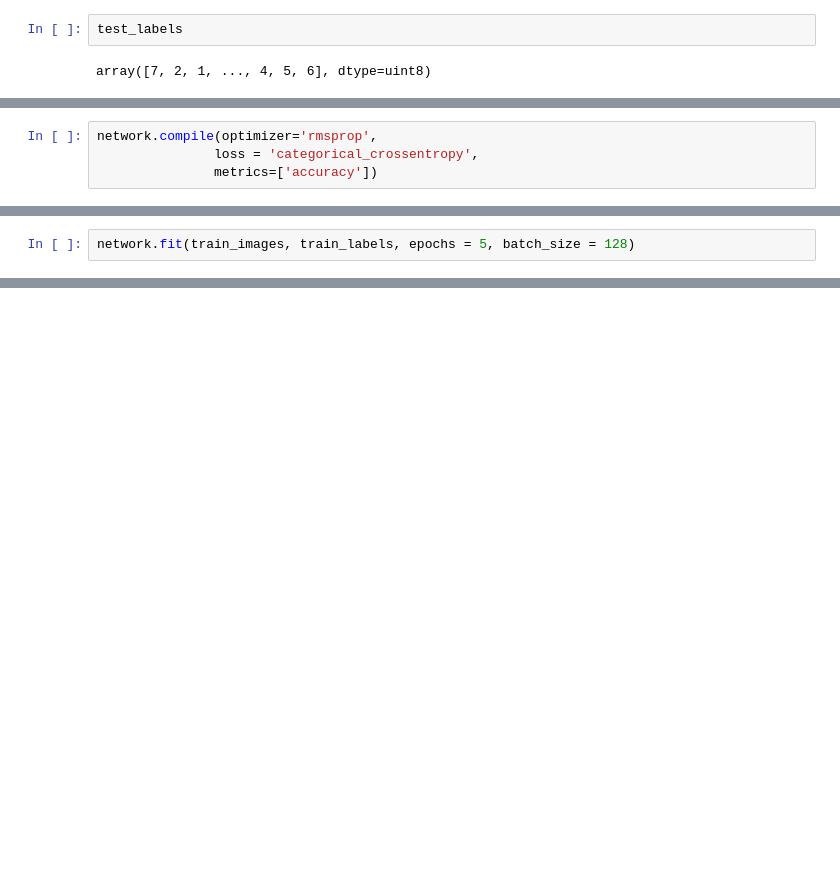
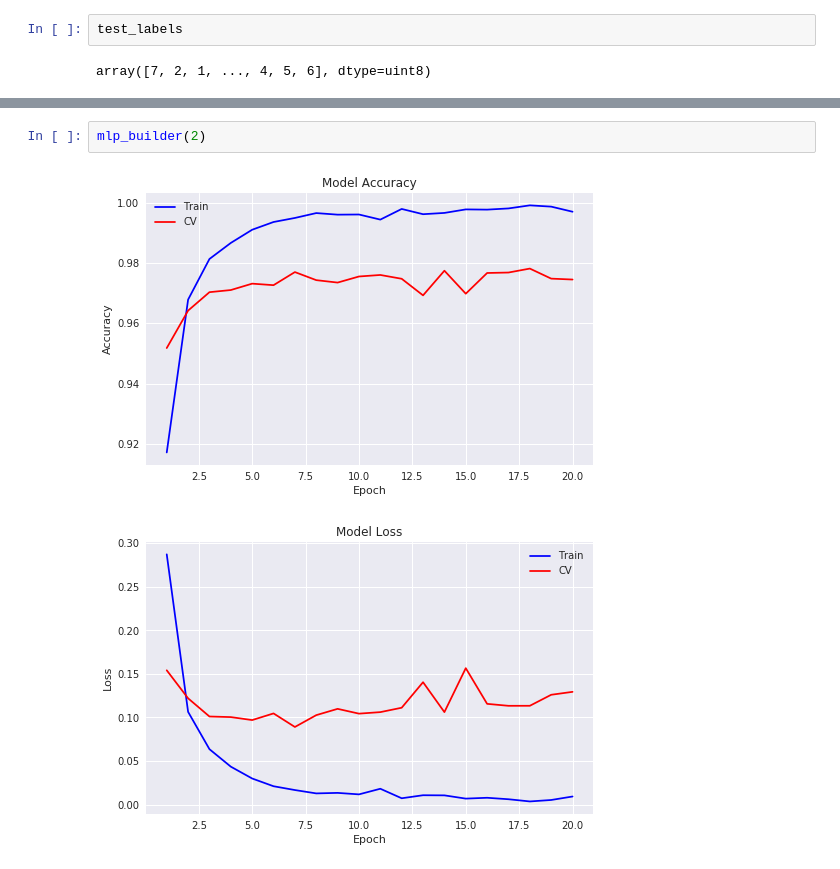
Before and after one commit to sradheya99/DeepLearning-Algorithms, a Jupyter notebook: 1.Multi-Layer-Perceptron/Simple_MLPs.ipynb, the cells around one changed output, grey strips where cells are left out. Cells and saved outputs as stored; diff of their text form; blank space fills up the shorter version.

```diff
--- a/1.Multi-Layer-Perceptron/Simple_MLPs.ipynb
+++ b/1.Multi-Layer-Perceptron/Simple_MLPs.ipynb
@@ -43,4 +71,0 @@ network.add(layers.Dense(10, activation = 'softmax'))
-# %%
-network.compile(optimizer='rmsprop',
-               loss = 'categorical_crossentropy',
-               metrics=['accuracy'])
@@ -60,4 +88,2 @@ from keras.utils import to_categorical
 train_labels = to_categorical(train_labels)
 test_labels = to_categorical(train_labels)
-# %%
-network.fit(train_images, train_labels, epochs = 5, batch_size = 128)
@@ -75,0 +210,5 @@ Epoch 5/5
+# %%
+mlp_builder(2)
+# %% [output]
+[figure, added]
+[figure, added]
```
Also changed, not shown: parts of 27 cells of this notebook.
